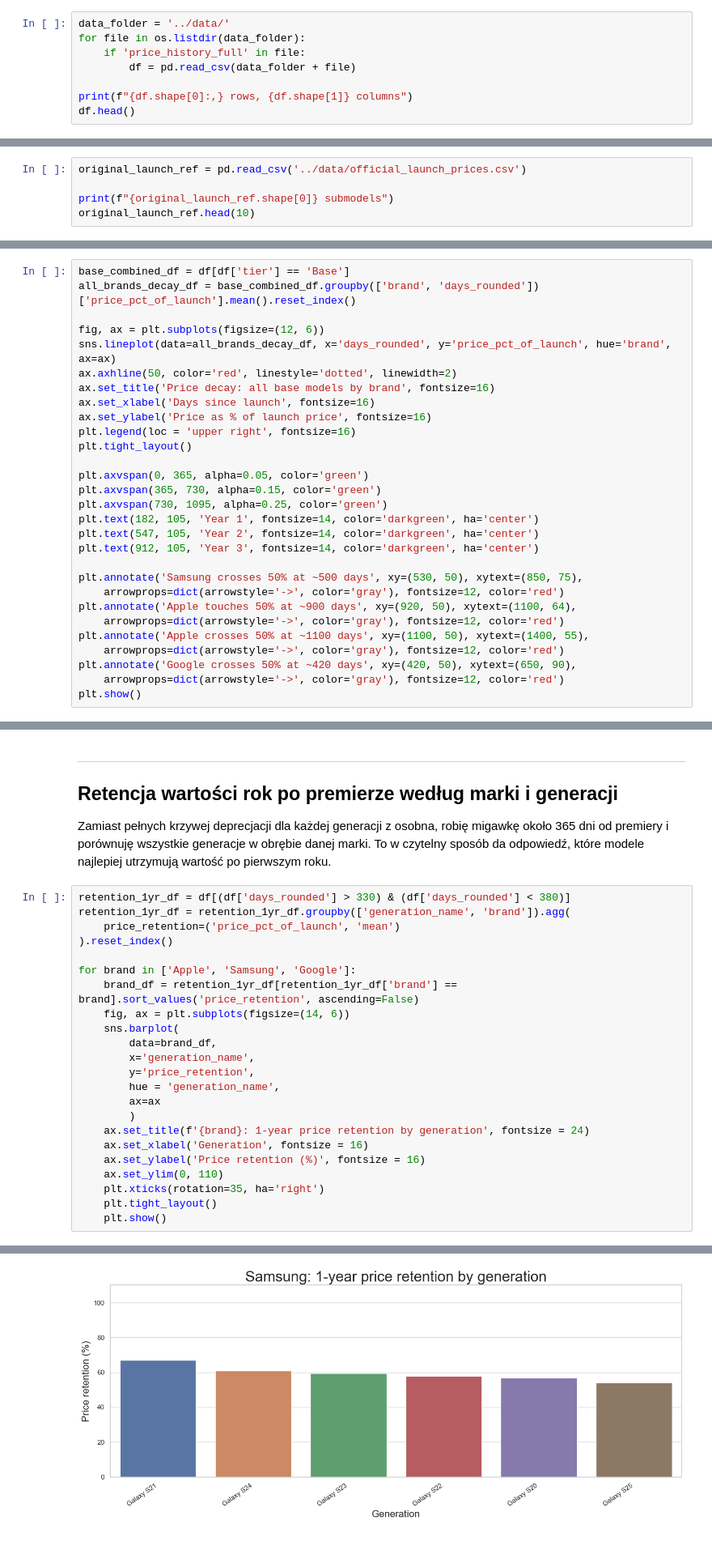
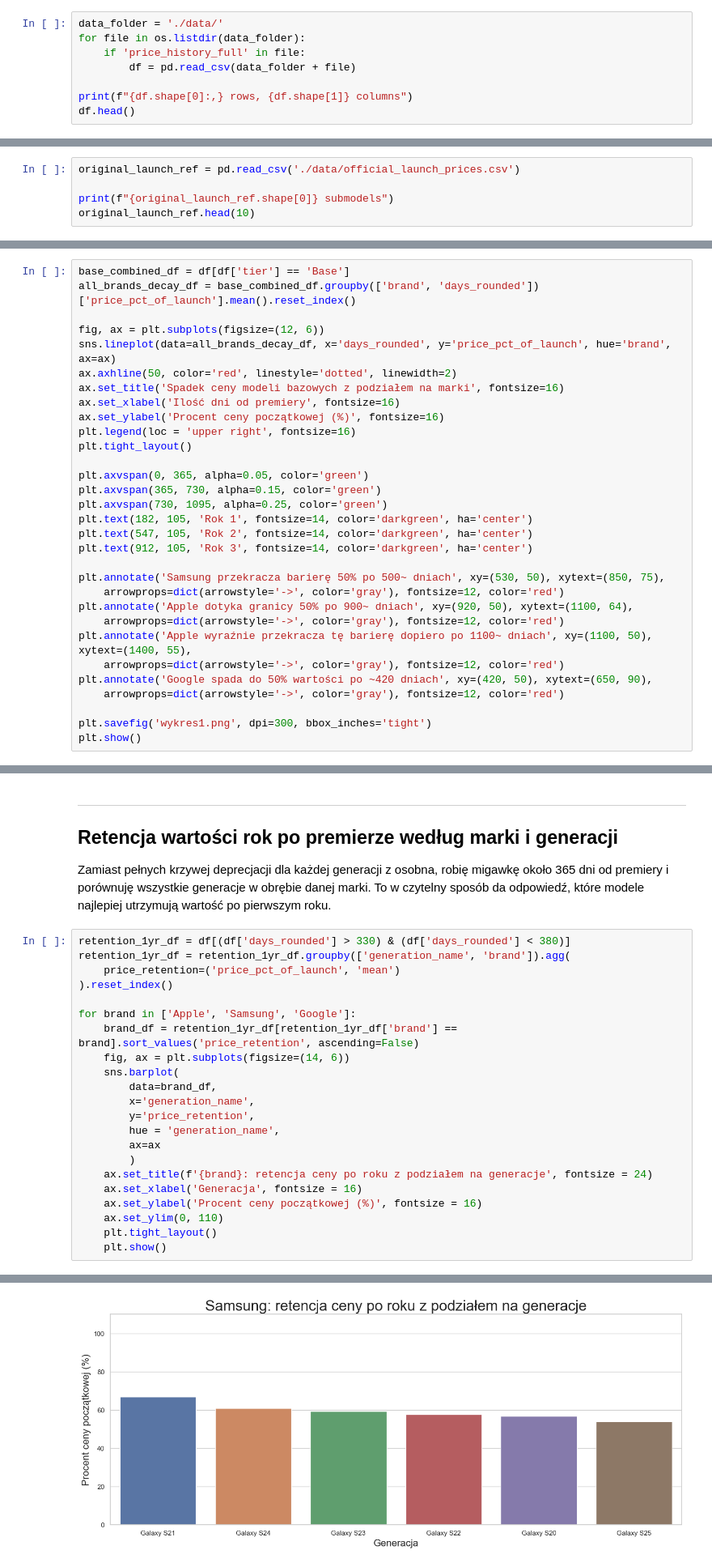
Before and after one commit to ady7ady7/amazon-smartphones-real-data-analysis, a Jupyter notebook: final_project_pl.ipynb, the cells around one changed output, grey strips where cells are left out. Shown at 81% size. Cells and saved outputs as stored; diff of their text form.

```diff
--- a/final_project_pl.ipynb
+++ b/final_project_pl.ipynb
@@ -28,7 +28,7 @@ sns.set_theme(style='whitegrid')
 
 Główny zbiór danych zawiera po jednym wierszu na każdy ASIN (każdy produkt, np. Iphone 13 Red 64 GB itd.) na tygodniowy snapshot cenowy. Zacznynam od wczytania danych i zbadania ich struktury.
 # %%
-data_folder = '../data/'
+data_folder = './data/'
 for file in os.listdir(data_folder):
     if 'price_history_full' in file:
         df = pd.read_csv(data_folder + file)
@@ -128,7 +128,7 @@ Na początku korzystałem z pierwszej ceny pobranej z historii Keepa, ale ostate
 
 Jako cenę premierową przyjąłem średnią ze wszystkich wariantów pamięci (np. cena iPhone 16 Pro to średnia cen wariantów 128GB, 256GB, 512GB, 1TB). Zamiast daty rozpoczęcia śledzenia przez Keepa, która bywa opóźniona o kilka miesięcy, używam `official_premiere_date` z tej tabeli jako punktu odniesienia dla wszystkich obliczeń,
 # %%
-original_launch_ref = pd.read_csv('../data/official_launch_prices.csv')
+original_launch_ref = pd.read_csv('./data/official_launch_prices.csv')
 
 print(f"{original_launch_ref.shape[0]} submodels")
 original_launch_ref.head(10)
@@ -471,26 +470,28 @@ all_brands_decay_df = base_combined_df.groupby(['brand', 'days_rounded'])['price
 fig, ax = plt.subplots(figsize=(12, 6))
 sns.lineplot(data=all_brands_decay_df, x='days_rounded', y='price_pct_of_launch', hue='brand', ax=ax)
 ax.axhline(50, color='red', linestyle='dotted', linewidth=2)
-ax.set_title('Price decay: all base models by brand', fontsize=16)
-ax.set_xlabel('Days since launch', fontsize=16)
-ax.set_ylabel('Price as % of launch price', fontsize=16)
+ax.set_title('Spadek ceny modeli bazowych z podziałem na marki', fontsize=16)
+ax.set_xlabel('Ilość dni od premiery', fontsize=16)
+ax.set_ylabel('Procent ceny początkowej (%)', fontsize=16)
 plt.legend(loc = 'upper right', fontsize=16)
 plt.tight_layout()
 
 plt.axvspan(0, 365, alpha=0.05, color='green')
 plt.axvspan(365, 730, alpha=0.15, color='green')
 plt.axvspan(730, 1095, alpha=0.25, color='green')
-plt.text(182, 105, 'Year 1', fontsize=14, color='darkgreen', ha='center')
-plt.text(547, 105, 'Year 2', fontsize=14, color='darkgreen', ha='center')
-plt.text(912, 105, 'Year 3', fontsize=14, color='darkgreen', ha='center')
+plt.text(182, 105, 'Rok 1', fontsize=14, color='darkgreen', ha='center')
+plt.text(547, 105, 'Rok 2', fontsize=14, color='darkgreen', ha='center')
+plt.text(912, 105, 'Rok 3', fontsize=14, color='darkgreen', ha='center')
 
-plt.annotate('Samsung crosses 50% at ~500 days', xy=(530, 50), xytext=(850, 75),
+plt.annotate('Samsung przekracza barierę 50% po 500~ dniach', xy=(530, 50), xytext=(850, 75),
     arrowprops=dict(arrowstyle='->', color='gray'), fontsize=12, color='red')
-plt.annotate('Apple touches 50% at ~900 days', xy=(920, 50), xytext=(1100, 64),
+plt.annotate('Apple dotyka granicy 50% po 900~ dniach', xy=(920, 50), xytext=(1100, 64),
     arrowprops=dict(arrowstyle='->', color='gray'), fontsize=12, color='red')
-plt.annotate('Apple crosses 50% at ~1100 days', xy=(1100, 50), xytext=(1400, 55),
+plt.annotate('Apple wyraźnie przekracza tę barierę dopiero po 1100~ dniach', xy=(1100, 50), xytext=(1400, 55),
     arrowprops=dict(arrowstyle='->', color='gray'), fontsize=12, color='red')
-plt.annotate('Google crosses 50% at ~420 days', xy=(420, 50), xytext=(650, 90),
+plt.annotate('Google spada do 50% wartości po ~420 dniach', xy=(420, 50), xytext=(650, 90),
     arrowprops=dict(arrowstyle='->', color='gray'), fontsize=12, color='red')
+
+plt.savefig('wykres1.png', dpi=300, bbox_inches='tight')
 plt.show()
 # %% [output]
@@ -583,11 +584,10 @@ for brand in ['Apple', 'Samsung', 'Google']:
         hue = 'generation_name',
         ax=ax
         )
-    ax.set_title(f'{brand}: 1-year price retention by generation', fontsize = 24)
-    ax.set_xlabel('Generation', fontsize = 16)
-    ax.set_ylabel('Price retention (%)', fontsize = 16)
+    ax.set_title(f'{brand}: retencja ceny po roku z podziałem na generacje', fontsize = 24)
+    ax.set_xlabel('Generacja', fontsize = 16)
+    ax.set_ylabel('Procent ceny początkowej (%)', fontsize = 16)
     ax.set_ylim(0, 110)
-    plt.xticks(rotation=35, ha='right')
     plt.tight_layout()
     plt.show()
 # %% [output]
@@ -595 +595 @@ for brand in ['Apple', 'Samsung', 'Google']:
-[figure, old version]
+[figure, new version]
```
Also changed, not shown: parts of 20 cells of this notebook, 3 other files.
